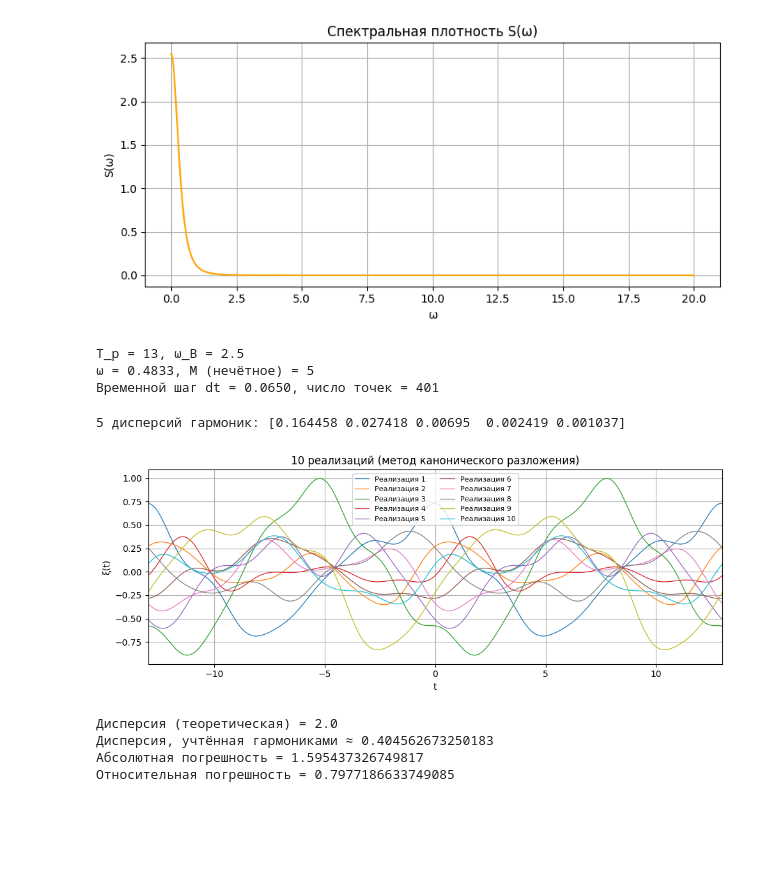
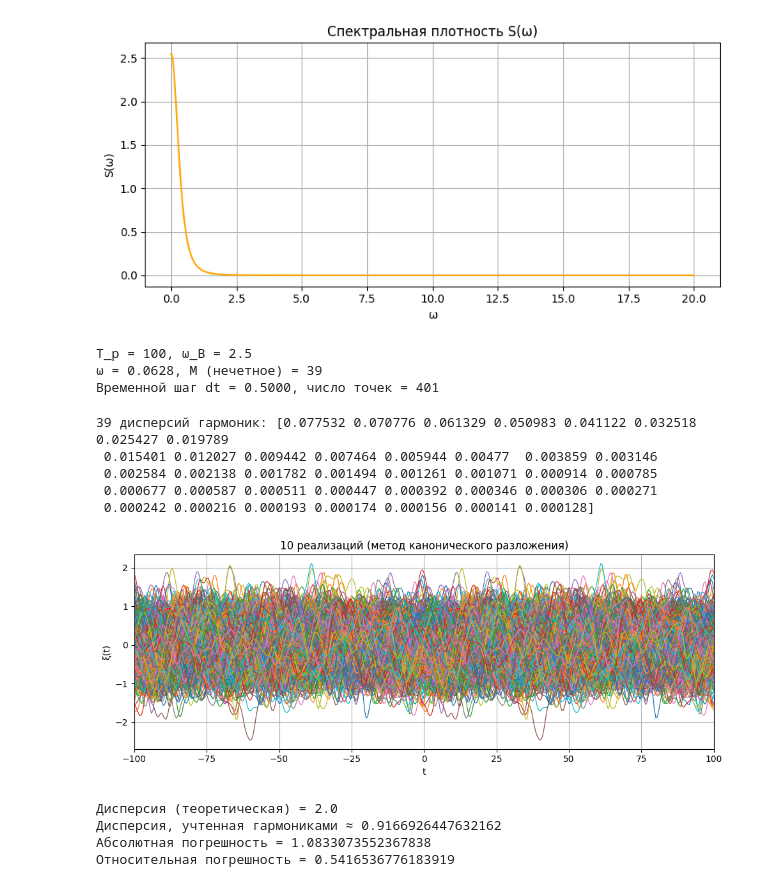
Before and after one commit to constsynth/university_study_projects, a Jupyter notebook: ToRP/LR_2.ipynb, the cells around one changed output. Drawn from its saved outputs; the diff is of its cells as text; code cells hidden in the pictures; blank space fills up the shorter version.

```diff
--- a/ToRP/LR_2.ipynb
+++ b/ToRP/LR_2.ipynb
@@ -93,8 +73,8 @@ plt.show()
 # моделирование реализаций методом скользящего среднего
 np.random.seed(42)
 
-n_realizations = 10
-white_size = N + n
+n_realizations = 1000
+white_size = N + n - 1
 realizations = np.zeros((n_realizations, n))
 
 for r in range(n_realizations):
@@ -117,0 +106,30 @@ plt.show()
+# %%
+n_realizations, n_time = realizations.shape
+dt = t[1] - t[0]
+
+maxlag = n_time - 1
+lags = np.arange(-maxlag, maxlag + 1)
+tau = lags * dt
+print(tau.shape)
+
+K_emp = np.zeros(len(lags))
+
+for r in range(n_realizations):
+    x = realizations[r] - realizations[r].mean()
+    corr = np.correlate(x, x, mode='full') / n_time
+    K_emp += corr
+
+K_emp /= n_realizations   # усреднение по реализациям
+
+K_theor = K_theoretical(tau)
+
+plt.figure(figsize=(9, 5))
+plt.plot(tau, K_emp, label='Выборочная ковариация', linewidth=2)
+plt.plot(tau, K_theor, '--', label='Теоретическая ковариация', linewidth=2)
+plt.title(f'Сравнение теоретической и выборочной ковариационных функций для {n_realizations} реализаций СП')
+plt.xlabel('τ')
+plt.ylabel('K(τ)')
+plt.legend()
+plt.grid(True)
+plt.tight_layout()
+plt.show()
@@ -164,7 +301,7 @@ plt.show()
 [figure]
 [figure]
 # %%
-T_p = 13
+T_p = 100
 omega_B = 2.5
 
 M = int(np.floor(omega_B * T_p / (2 * np.pi)))
@@ -178,19 +315,23 @@ print(f"T_p = {T_p}, ω_B = {omega_B}")
 print(f"ω = {np.pi * 2 / T_p:.4f}, M (нечетное) = {M}")
 print(f"Временной шаг dt = {dt:.4f}, число точек = {n_time}")
 # %% [output]
-T_p = 13, ω_B = 2.5
-ω = 0.4833, M (нечётное) = 5
-Временной шаг dt = 0.0650, число точек = 401
+T_p = 100, ω_B = 2.5
+ω = 0.0628, M (нечетное) = 39
+Временной шаг dt = 0.5000, число точек = 401
 # %%
 Delta_omega = np.pi / T_p
 S_k = S_theoretical(omega_k_pos)
 Dk = S_k * Delta_omega
 print(f"{M} дисперсий гармоник:", np.round(Dk, 6))
 # %% [output]
-5 дисперсий гармоник: [0.164458 0.027418 0.00695  0.002419 0.001037]
+39 дисперсий гармоник: [0.077532 0.070776 0.061329 0.050983 0.041122 0.032518 0.025427 0.019789
+ 0.015401 0.012027 0.009442 0.007464 0.005944 0.00477  0.003859 0.003146
+ 0.002584 0.002138 0.001782 0.001494 0.001261 0.001071 0.000914 0.000785
+ 0.000677 0.000587 0.000511 0.000447 0.000392 0.000346 0.000306 0.000271
+ 0.000242 0.000216 0.000193 0.000174 0.000156 0.000141 0.000128]
 # %%
 np.random.seed(0)
-n_realizations = 10
+n_realizations = 1000
 
 sigma_coeff = np.sqrt(Dk / 2.0)   # стандартные отклонения для u_k и v_k
 
@@ -206,17 +347,16 @@ for r in range(n_realizations):
 # %%
 plt.figure(figsize=(10,4))
 for r in range(n_realizations):
-    plt.plot(t, realizations[r], linewidth=0.9, label=f'Реализация {r+1}')
+    plt.plot(t, realizations[r], linewidth=0.9)
 plt.xlim(-T_p, T_p)
 plt.xlabel('t')
 plt.ylabel('ξ(t)')
 plt.title('10 реализаций (метод канонического разложения)')
 plt.grid(True)
-plt.legend(ncol=2, fontsize=8)
 plt.tight_layout()
 plt.show()
 # %% [output]
-[figure, old version]
+[figure, new version]
 # %%
 variance_total = K_theoretical(0.0)
 variance_accounted = 2 * np.sum(Dk)
@@ -228,9 +368,9 @@ print("Абсолютная погрешность =", method_error_abs)
 print("Относительная погрешность =", method_error_rel)
 # %% [output]
 Дисперсия (теоретическая) = 2.0
-Дисперсия, учтённая гармониками ≈ 0.404562673250183
-Абсолютная погрешность = 1.595437326749817
-Относительная погрешность = 0.7977186633749085
+Дисперсия, учтенная гармониками ≈ 0.9166926447632162
+Абсолютная погрешность = 1.0833073552367838
+Относительная погрешность = 0.5416536776183919
 # %%
 sample_mean = np.mean(realizations, axis=0)
 theoretical_mean = np.zeros_like(t)
```
Also changed, not shown: parts of 12 cells of this notebook.
